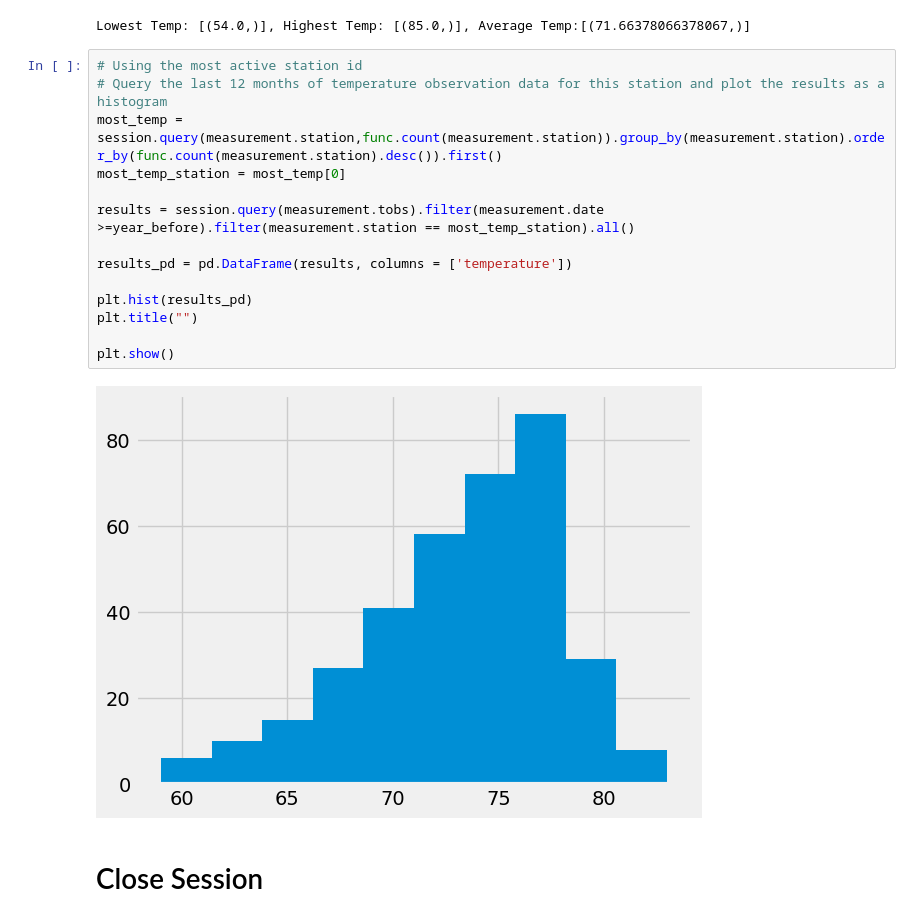
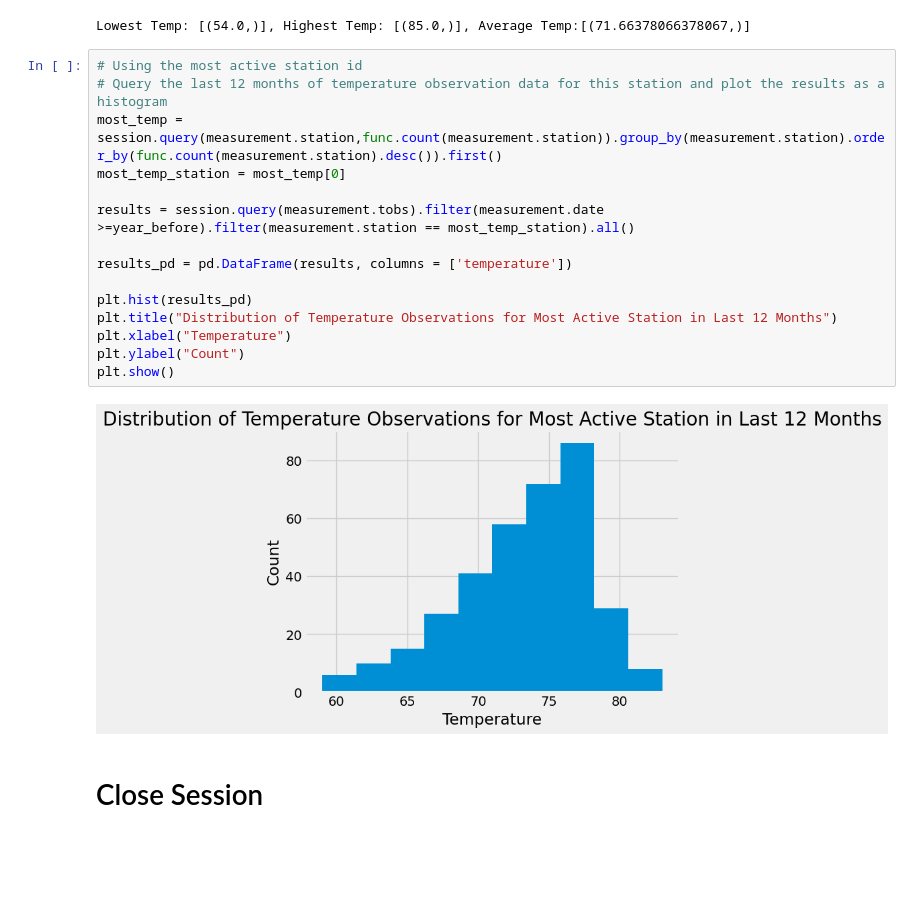
Before and after one commit to AlejandraFeatherston/sqlalchemy-challenge, a Jupyter notebook: SurfsUp/climate_starter.ipynb, the cells around one changed output. Drawn from its saved outputs; the diff is of its cells as text; blank space fills up the shorter version.

```diff
--- a/SurfsUp/climate_starter.ipynb
+++ b/SurfsUp/climate_starter.ipynb
@@ -130,19 +130,20 @@ Lowest Temp: [(54.0,)], Highest Temp: [(85.0,)], Average Temp:[(71.6637806637806
 # %%
 # Using the most active station id
 # Query the last 12 months of temperature observation data for this station and plot the results as a histogram
 most_temp = session.query(measurement.station,func.count(measurement.station)).group_by(measurement.station).order_by(func.count(measurement.station).desc()).first()
 most_temp_station = most_temp[0]
 
 results = session.query(measurement.tobs).filter(measurement.date >=year_before).filter(measurement.station == most_temp_station).all()
 
 results_pd = pd.DataFrame(results, columns = ['temperature'])
 
 plt.hist(results_pd)
-plt.title("")
-
+plt.title("Distribution of Temperature Observations for Most Active Station in Last 12 Months")
+plt.xlabel("Temperature")
+plt.ylabel("Count")
 plt.show()
 # %% [output]
-[figure, old version]
+[figure, new version]
 # %% [markdown]
 # Close Session
 # %%
```
